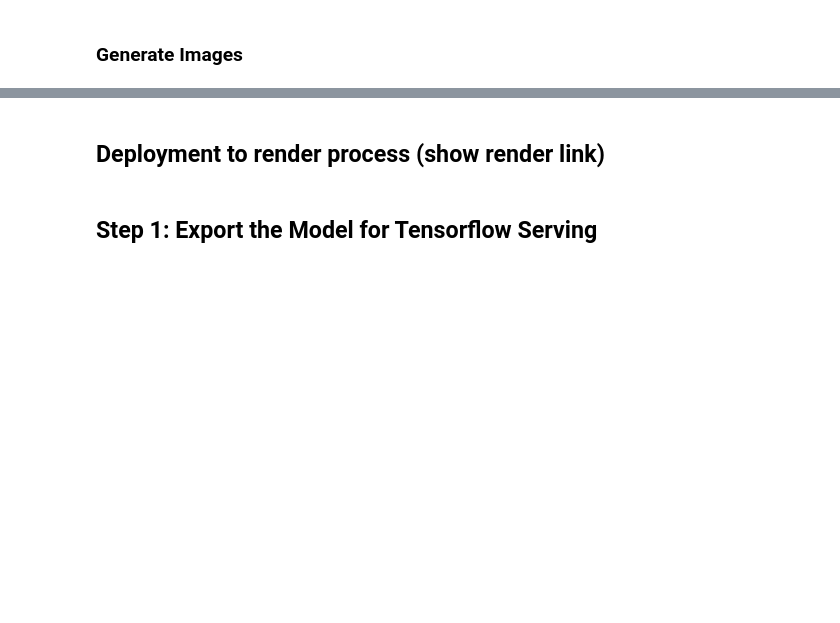
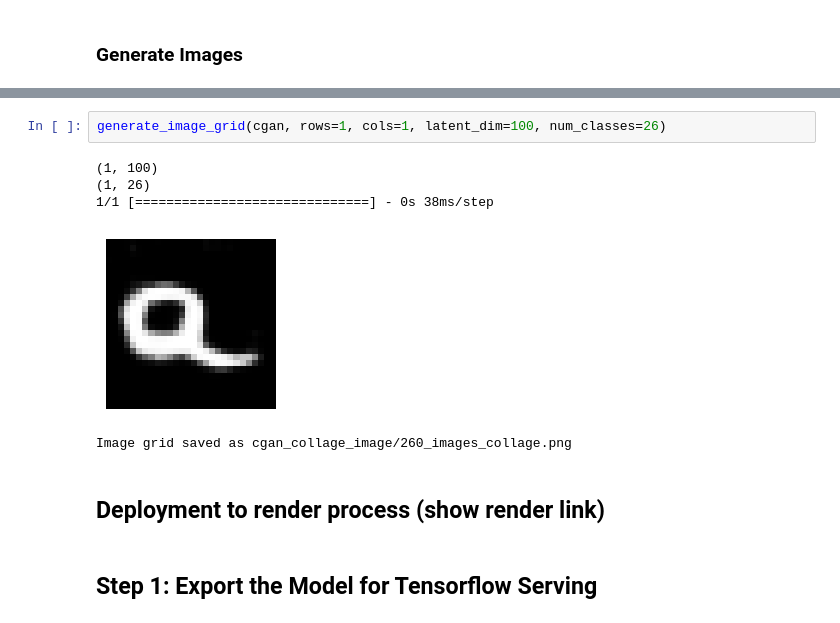
Before and after one commit to Codestyle1/ca2-daaa2b02-2309264-marcuslow, a Jupyter notebook: CA2_Part_A/deployment.ipynb, the cells around one changed output, grey strips where cells are left out. Cells and saved outputs as stored; diff of their text form; blank space fills up the shorter version.

```diff
--- a/CA2_Part_A/deployment.ipynb
+++ b/CA2_Part_A/deployment.ipynb
@@ -406,4 +421,12 @@ generate_image_grid(cgan, rows=10, cols=26, latent_dim=100, num_classes=26)
 Image grid saved as cgan_collage_image/260_images_collage.png
+# %%
+generate_image_grid(cgan, rows=1, cols=1, latent_dim=100, num_classes=26)
+# %% [output]
+(1, 100)
+(1, 26)
+1/1 [==============================] - 0s 38ms/step
+[figure, added]
+Image grid saved as cgan_collage_image/260_images_collage.png
 # %% [markdown]
 ## Deployment to render process (show render link)
 # %% [markdown]
```
Also changed, not shown: parts of 11 cells of this notebook, 9 other files.
